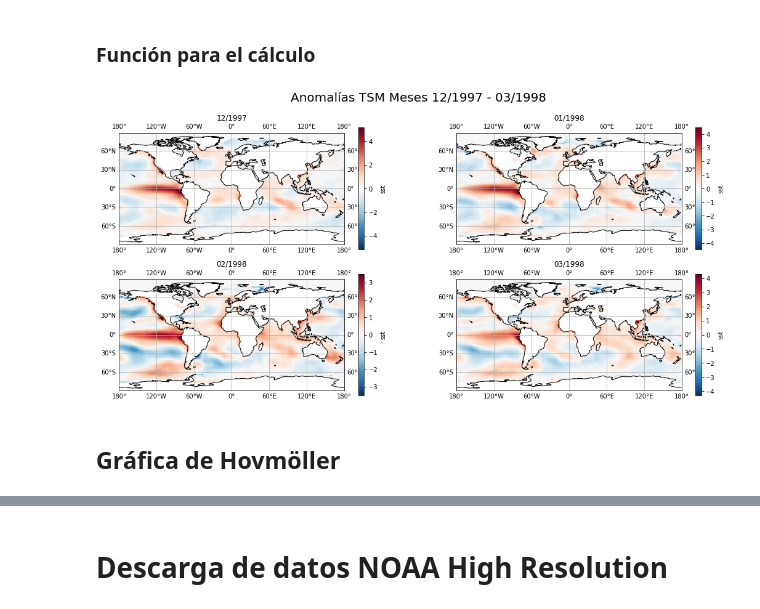
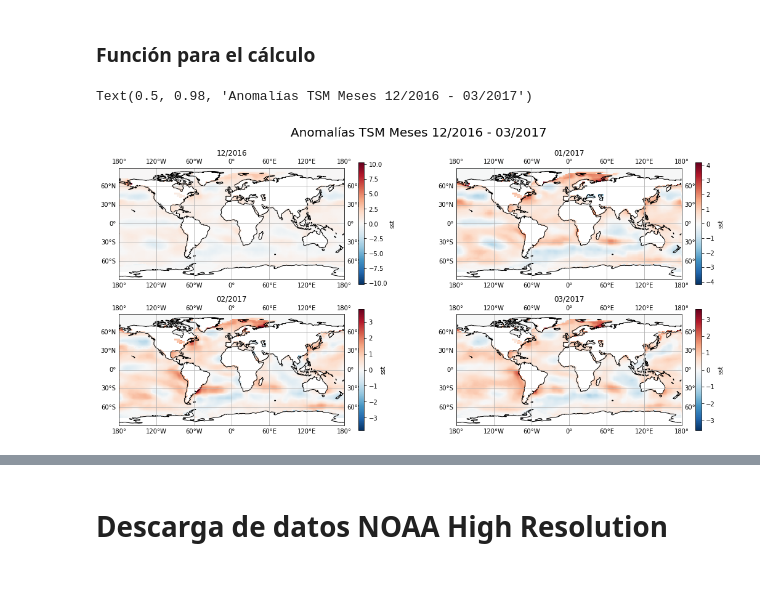
Before and after one commit to LuisMm16/datos_atmosfericos_python, a Jupyter notebook: ERSST_Tesis.ipynb, the cells around one changed output, grey strips where cells are left out. Cells and saved outputs as stored; diff of their text form; code cells hidden in the pictures; blank space fills up the shorter version.

```diff
--- a/ERSST_Tesis.ipynb
+++ b/ERSST_Tesis.ipynb
@@ -131,44 +159,48 @@ def month_normal(month):
   month_normal = month_sel.mean(dim='time')
   return month_normal
 # %%
-dec_anom = dset.sst.sel(time="1997-12-01") - month_normal(12)
-jan_anom = dset.sst.sel(time="1998-01-01") - month_normal(1)
-feb_anom = dset.sst.sel(time="1998-02-01") - month_normal(2)
-mar_anom = dset.sst.sel(time="1998-03-01") - month_normal(3)
+import xarray as xr
+import matplotlib.pyplot as plt
+import cartopy.crs as ccrs
+
+dset = xr.open_dataset(filename)
+dec_anom = dset.sst.sel(time="2016-12-01") - month_normal(12)
+jan_anom = dset.sst.sel(time="2017-01-01") - month_normal(1)
+feb_anom = dset.sst.sel(time="2017-02-01") - month_normal(2)
+mar_anom = dset.sst.sel(time="2017-03-01") - month_normal(3)
 
 
 fig = plt.figure(figsize=(18,8))
 
 ax1 = fig.add_subplot(221, projection=ccrs.PlateCarree())
 ax2 = fig.add_subplot(222, projection=ccrs.PlateCarree())
 ax3 = fig.add_subplot(223, projection=ccrs.PlateCarree())
 ax4 = fig.add_subplot(224, projection=ccrs.PlateCarree())
 
 dec_anom.plot(ax=ax1, transform=ccrs.PlateCarree())
 jan_anom.plot(ax=ax2, transform=ccrs.PlateCarree())
 feb_anom.plot(ax=ax3, transform=ccrs.PlateCarree())
 mar_anom.plot(ax=ax4, transform=ccrs.PlateCarree())
 
 
-ax1.set_title("12/1997")
-ax2.set_title("01/1998")
-ax3.set_title("02/1998")
-ax4.set_title("03/1998")
+ax1.set_title("12/2016")
+ax2.set_title("01/2017")
+ax3.set_title("02/2017")
+ax4.set_title("03/2017")
 
 ax1.set(xlabel="Longitud", ylabel='Latitud')
 
 ax1.coastlines()
 ax1.gridlines(crs=ccrs.PlateCarree(), draw_labels=True)
 ax2.coastlines()
 ax2.gridlines(crs=ccrs.PlateCarree(), draw_labels=True)
 ax3.coastlines()
 ax3.gridlines(crs=ccrs.PlateCarree(), draw_labels=True)
 ax4.coastlines()
 ax4.gridlines(crs=ccrs.PlateCarree(), draw_labels=True)
 
-fig.suptitle("Anomalías TSM Meses 12/1997 - 03/1998", fontsize=20)
-plt.savefig('Anom_Global_DJFM1998', bbox_inches='tight', dpi=500)
+fig.suptitle("Anomalías TSM Meses 12/2016 - 03/2017", fontsize=20)
+#plt.savefig('Anom_Global_DJFM1998', bbox_inches='tight', dpi=500)
 # %% [output]
+Text(0.5, 0.98, 'Anomalías TSM Meses 12/2016 - 03/2017')
-[figure, old version]
+[figure, new version]
-# %% [markdown]
-## Gráfica de Hovmöller
```
Also changed, not shown: parts of 17 cells of this notebook.
